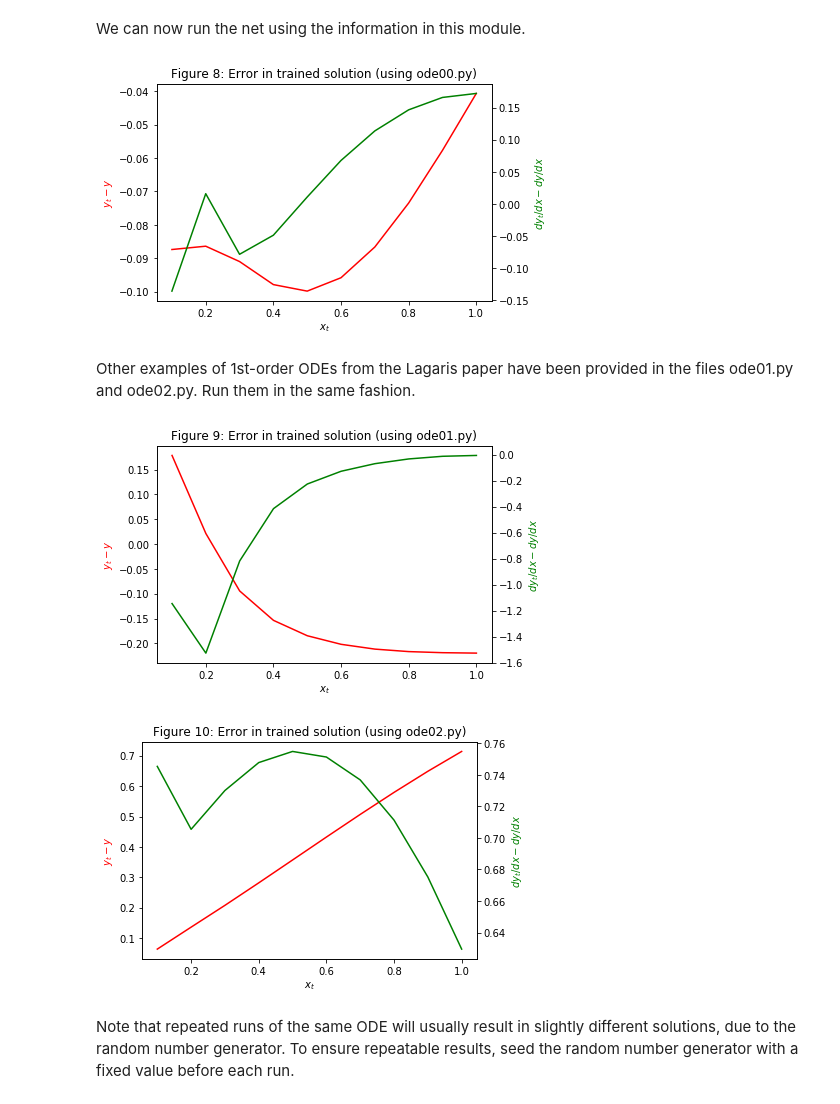
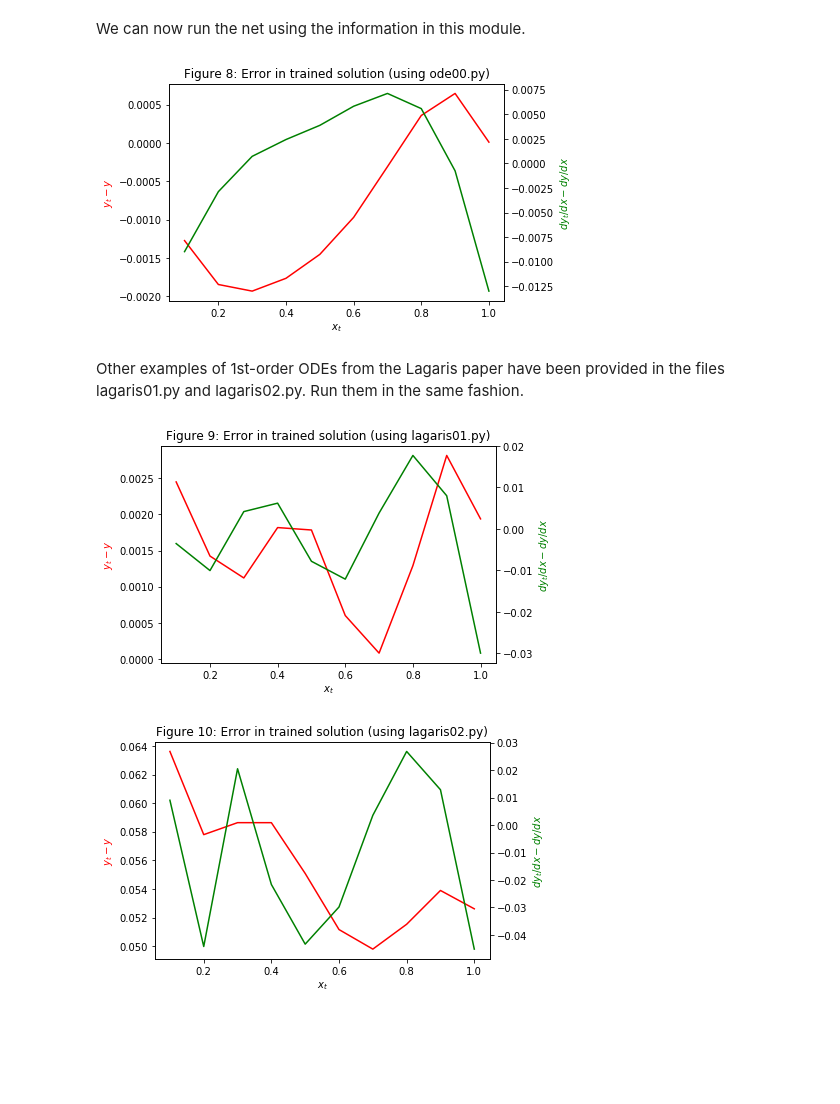
Before and after one commit to elwinter/nnode, a Jupyter notebook: nnode1.ipynb, the cells around one changed output. Saved outputs shown, nothing was run; the diff lists cells and outputs as text; code cells hidden in the pictures; blank space fills up the shorter version.

Commit message:
Normalized all programs and files, removed extraneous files. Added tutorial file nnode1.ipynb.

```diff
--- a/nnode1.ipynb
+++ b/nnode1.ipynb
@@ -448,32 +454,35 @@ import ode00
 # %% [markdown]
 We can now run the net using the information in this module.
 # %%
-(yt, dyt_dx) = nnode1(xt, ode00.F, ode00.dF_dy, ode00.d2F_dy2, A)
+np.random.seed(0)
+(yt, dyt_dx) = nnode1(xt, ode00.F, ode00.dF_dy, ode00.d2F_dy2, ode00.ymin)
 y = np.zeros(nt)
 dy_dx = np.zeros(nt)
 for i in range(nt):
-    y[i] = ya(xt[i])
-    dy_dx[i] = dya_dx(xt[i])
+    y[i] = ode00.ya(xt[i])
+    dy_dx[i] = ode00.dya_dx(xt[i])
 (fig, ax1) = plt.subplots()
 ax1.plot(xt, yt - y, color = 'r')
 ax1.set_xlabel('$x_t$')
 ax1.set_ylabel('$y_t - y$', color = 'r')
 ax2 = ax1.twinx()
 ax2.plot(xt, dyt_dx - dy_dx, color = 'g')
 ax2.set_ylabel('$dy_t/dx - dy/dx$', color = 'g');
 plt.title("Figure 8: Error in trained solution (using ode00.py)");
 # %% [output]
-[figure, old version]
+[figure, new version]
 # %% [markdown]
-Other examples of 1st-order ODEs from the Lagaris paper have been provided in the files ode01.py and ode02.py. Run them in the same fashion.
+Other examples of 1st-order ODEs from the Lagaris paper have been provided in the files lagaris01.py and lagaris02.py. Run them in the same fashion.
 # %%
-import ode01
-(yt, dyt_dx) = nnode1(xt, ode01.F, ode01.dF_dy, ode01.d2F_dy2, A)
+np.random.seed(0)
+import lagaris01
+(yt, dyt_dx) = nnode1(xt, lagaris01.F, lagaris01.dF_dy,
+                      lagaris01.d2F_dy2, lagaris01.ymin, nhid = 40)
 y = np.zeros(nt)
 dy_dx = np.zeros(nt)
 for i in range(nt):
-    y[i] = ya(xt[i])
-    dy_dx[i] = dya_dx(xt[i])
+    y[i] = lagaris01.ya(xt[i])
+    dy_dx[i] = lagaris01.dya_dx(xt[i])
 (fig, ax1) = plt.subplots()
 ax1.plot(xt, yt - y, color = 'r')
 ax1.set_xlabel('$x_t$')
@@ -481,17 +490,19 @@ ax1.set_ylabel('$y_t - y$', color = 'r')
 ax2 = ax1.twinx()
 ax2.plot(xt, dyt_dx - dy_dx, color = 'g')
 ax2.set_ylabel('$dy_t/dx - dy/dx$', color = 'g');
-plt.title("Figure 9: Error in trained solution (using ode01.py)");
+plt.title("Figure 9: Error in trained solution (using lagaris01.py)");
 # %% [output]
-[figure, old version]
+[figure, new version]
 # %%
-import ode02
-(yt, dyt_dx) = nnode1(xt, ode02.F, ode02.dF_dy, ode02.d2F_dy2, A)
+np.random.seed(0)
+import lagaris02
+(yt, dyt_dx) = nnode1(xt, lagaris02.F, lagaris02.dF_dy, lagaris02.d2F_dy2,
+                      lagaris02.ymin, nhid = 40)
 y = np.zeros(nt)
 dy_dx = np.zeros(nt)
 for i in range(nt):
-    y[i] = ya(xt[i])
-    dy_dx[i] = dya_dx(xt[i])
+    y[i] = lagaris02.ya(xt[i])
+    dy_dx[i] = lagaris02.dya_dx(xt[i])
 (fig, ax1) = plt.subplots()
 ax1.plot(xt, yt - y, color = 'r')
 ax1.set_xlabel('$x_t$')
@@ -499,8 +510,6 @@ ax1.set_ylabel('$y_t - y$', color = 'r')
 ax2 = ax1.twinx()
 ax2.plot(xt, dyt_dx - dy_dx, color = 'g')
 ax2.set_ylabel('$dy_t/dx - dy/dx$', color = 'g');
-plt.title("Figure 10: Error in trained solution (using ode02.py)");
+plt.title("Figure 10: Error in trained solution (using lagaris02.py)");
 # %% [output]
-[figure, old version]
+[figure, new version]
-# %% [markdown]
-Note that repeated runs of the same ODE will usually result in slightly different solutions, due to the random number generator. To ensure repeatable results, seed the random number generator with a fixed value before each run.
```
Also changed, not shown: parts of 10 cells of this notebook, 29 other files.
